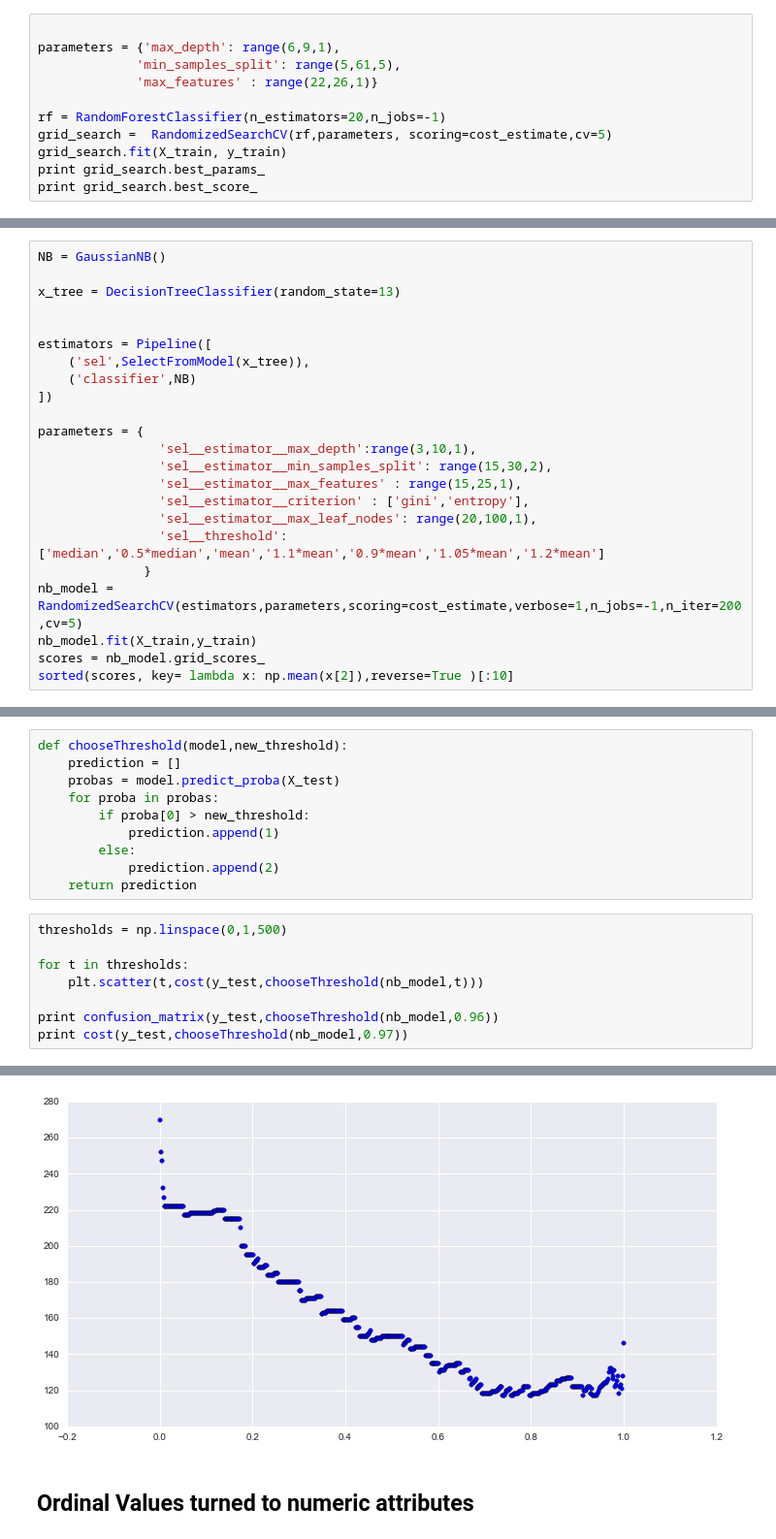
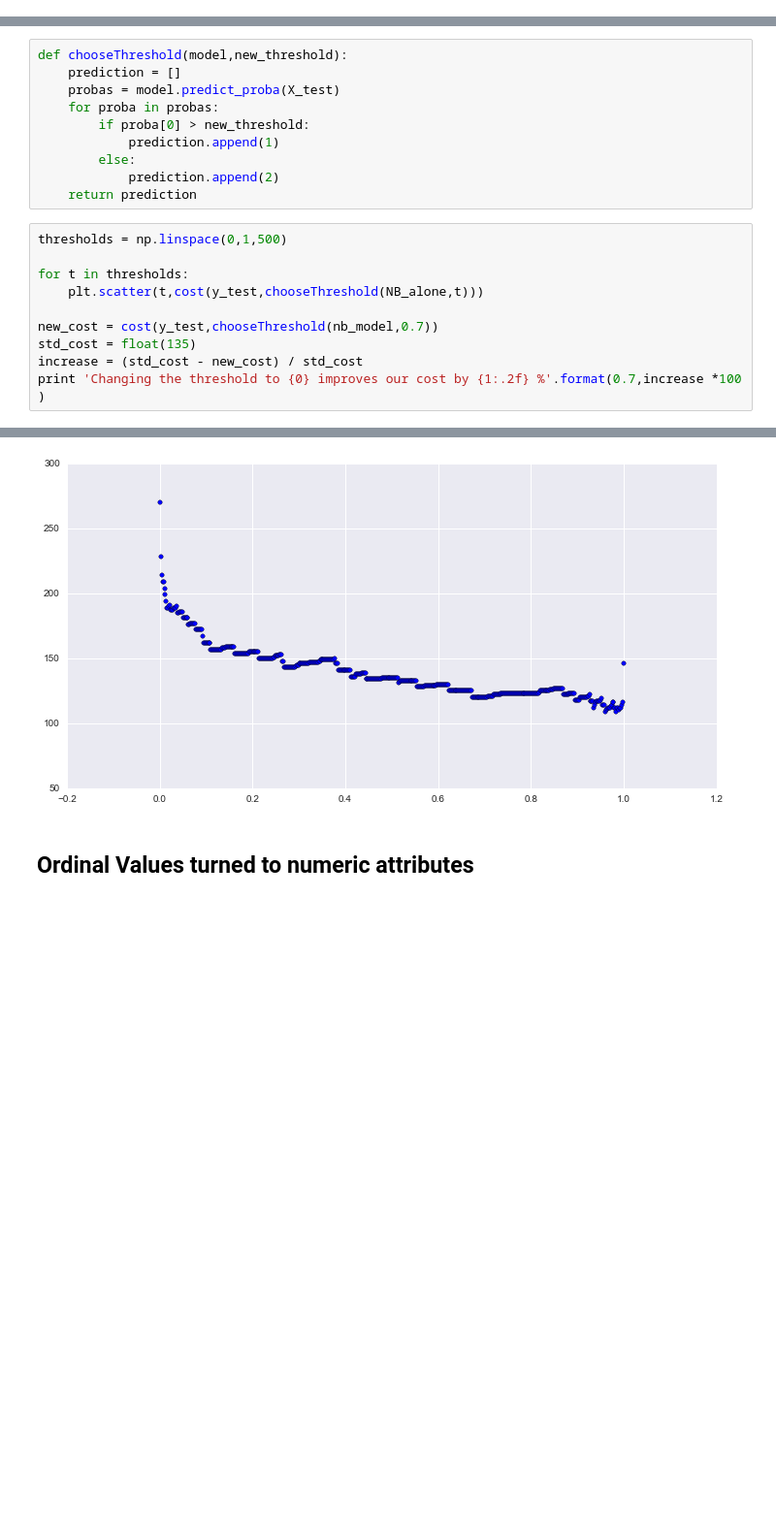
Before and after one commit to rlhez/scoring, a Jupyter notebook: scoring.ipynb, the cells around one changed output, grey strips where cells are left out. Shown at 97% size. Saved outputs shown, nothing was run; the diff lists cells and outputs as text; blank space fills up the shorter version.

```diff
--- a/scoring.ipynb
+++ b/scoring.ipynb
@@ -246,11 +396,0 @@ Image(graph.create_png())
-# %%
-
-parameters = {'max_depth': range(6,9,1),
-             'min_samples_split': range(5,61,5),
-             'max_features' : range(22,26,1)}
-
-rf = RandomForestClassifier(n_estimators=20,n_jobs=-1)
-grid_search =  RandomizedSearchCV(rf,parameters, scoring=cost_estimate,cv=5)
-grid_search.fit(X_train, y_train)
-print grid_search.best_params_
-print grid_search.best_score_
@@ -323,23 +442,0 @@ Fitting 5 folds for each of 50 candidates, totalling 250 fits
-# %%
-NB = GaussianNB()
-
-x_tree = DecisionTreeClassifier(random_state=13)
-
-
-estimators = Pipeline([
-    ('sel',SelectFromModel(x_tree)),
-    ('classifier',NB)
-])
-
-parameters = {
-                'sel__estimator__max_depth':range(3,10,1),
-                'sel__estimator__min_samples_split': range(15,30,2),
-                'sel__estimator__max_features' : range(15,25,1),
-                'sel__estimator__criterion' : ['gini','entropy'],
-                'sel__estimator__max_leaf_nodes': range(20,100,1),
-                'sel__threshold':['median','0.5*median','mean','1.1*mean','0.9*mean','1.05*mean','1.2*mean']
-              }
-nb_model = RandomizedSearchCV(estimators,parameters,scoring=cost_estimate,verbose=1,n_jobs=-1,n_iter=200,cv=5)
-nb_model.fit(X_train,y_train)
-scores = nb_model.grid_scores_
-sorted(scores, key= lambda x: np.mean(x[2]),reverse=True )[:10]
@@ -492,8 +476,10 @@ def chooseThreshold(model,new_threshold):
 thresholds = np.linspace(0,1,500)
 
 for t in thresholds:
-    plt.scatter(t,cost(y_test,chooseThreshold(nb_model,t)))
+    plt.scatter(t,cost(y_test,chooseThreshold(NB_alone,t)))
 
-print confusion_matrix(y_test,chooseThreshold(nb_model,0.96))
-print cost(y_test,chooseThreshold(nb_model,0.97))
+new_cost = cost(y_test,chooseThreshold(nb_model,0.7))
+std_cost = float(135)
+increase = (std_cost - new_cost) / std_cost
+print 'Changing the threshold to {0} improves our cost by {1:.2f} %'.format(0.7,increase *100 )
 # %% [output]
@@ -503,3 +487,3 @@ print cost(y_test,chooseThreshold(nb_model,0.97))
-[figure, old version]
+[figure, new version]
 # %% [markdown]
 ## Ordinal Values turned to numeric attributes
```
Also changed, not shown: parts of 72 cells of this notebook, 1 other file.
